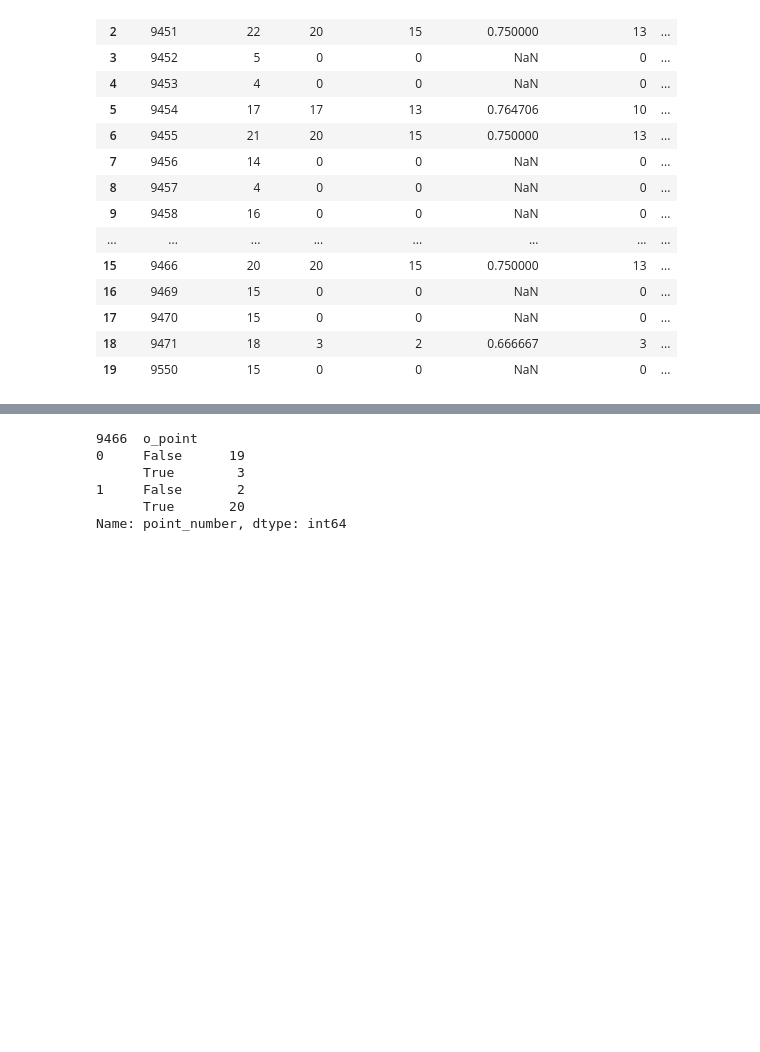
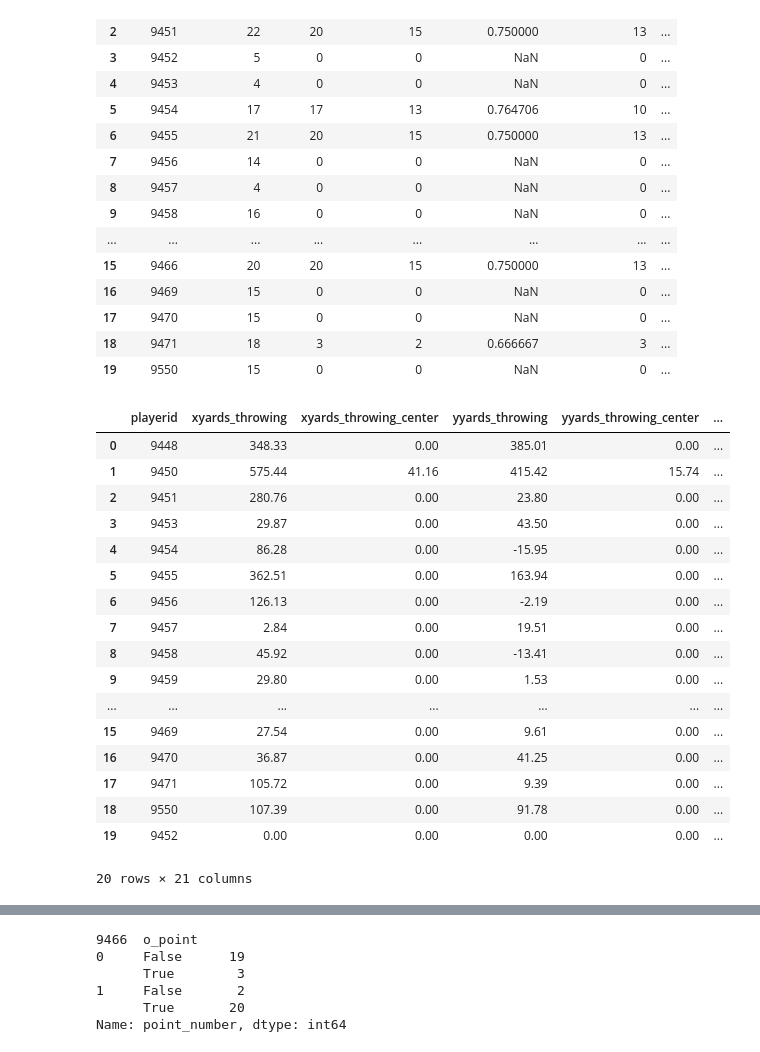
Before and after one commit to JohnLithio/AUDL-Advanced-Stats, a Jupyter notebook: Exploration.ipynb, the cells around one changed output, grey strips where cells are left out. Drawn from its saved outputs; the diff is of its cells as text; code cells hidden in the pictures; blank space fills up the shorter version.

```diff
--- a/Exploration.ipynb
+++ b/Exploration.ipynb
@@ -77,3 +64,25 @@ g.get_player_points_played(df=g.get_home_events(), start_only=True)
 | 17 | 9470 | 15 | 0 | 0 | NaN | 0 | ... |
 | 18 | 9471 | 18 | 3 | 2 | 0.666667 | 3 | ... |
 | 19 | 9550 | 15 | 0 | 0 | NaN | 0 | ... |
+# %%
+g = audl.Game(s.get_game_info()["url"].iloc[0])
+g.get_player_yards(df=g.get_home_events())
+# %% [output]
+|  | playerid | xyards_throwing | xyards_throwing_center | yyards_throwing | yyards_throwing_center | ... |
+| 0 | 9448 | 348.33 | 0.00 | 385.01 | 0.00 | ... |
+| 1 | 9450 | 575.44 | 41.16 | 415.42 | 15.74 | ... |
+| 2 | 9451 | 280.76 | 0.00 | 23.80 | 0.00 | ... |
+| 3 | 9453 | 29.87 | 0.00 | 43.50 | 0.00 | ... |
+| 4 | 9454 | 86.28 | 0.00 | -15.95 | 0.00 | ... |
+| 5 | 9455 | 362.51 | 0.00 | 163.94 | 0.00 | ... |
+| 6 | 9456 | 126.13 | 0.00 | -2.19 | 0.00 | ... |
+| 7 | 9457 | 2.84 | 0.00 | 19.51 | 0.00 | ... |
+| 8 | 9458 | 45.92 | 0.00 | -13.41 | 0.00 | ... |
+| 9 | 9459 | 29.80 | 0.00 | 1.53 | 0.00 | ... |
+| ... | ... | ... | ... | ... | ... | ... |
+| 15 | 9469 | 27.54 | 0.00 | 9.61 | 0.00 | ... |
+| 16 | 9470 | 36.87 | 0.00 | 41.25 | 0.00 | ... |
+| 17 | 9471 | 105.72 | 0.00 | 9.39 | 0.00 | ... |
+| 18 | 9550 | 107.39 | 0.00 | 91.78 | 0.00 | ... |
+| 19 | 9452 | 0.00 | 0.00 | 0.00 | 0.00 | ... |
+20 rows × 21 columns
```
Also changed, not shown: parts of 2 cells of this notebook, 1 other file.
